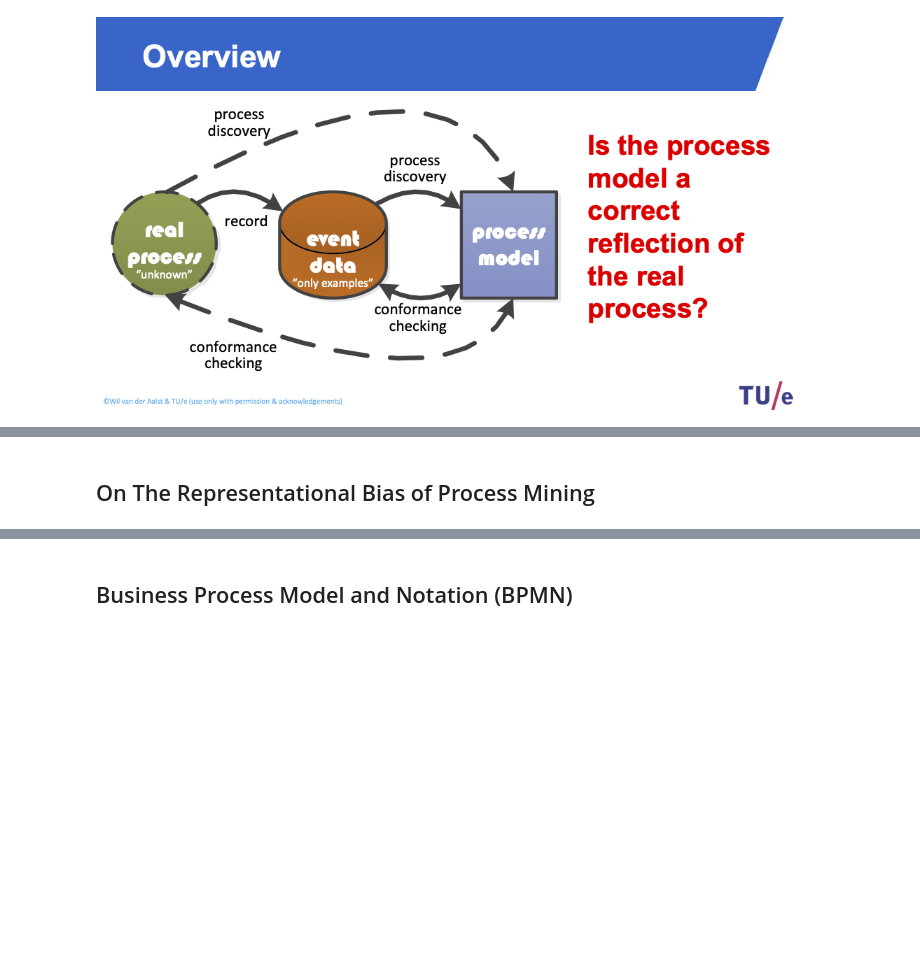
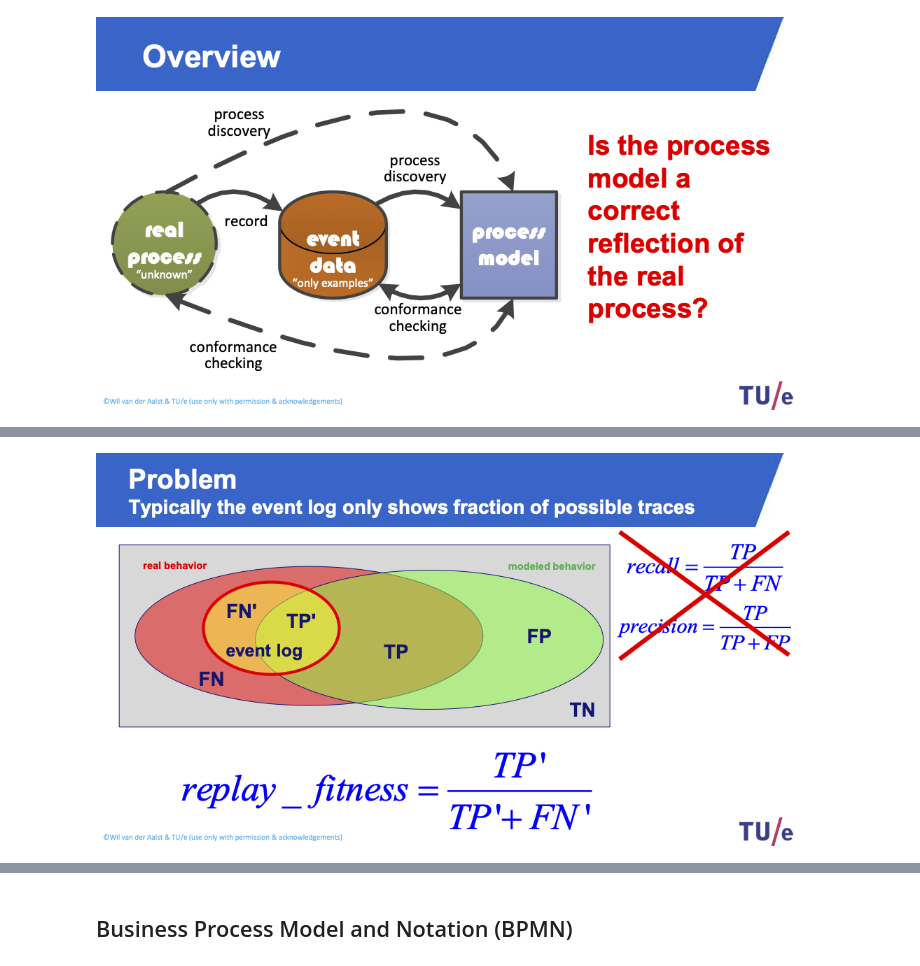
Before and after one commit to EMbeDS-education/ComputingDataAnalysisModeling20242025, a Jupyter notebook: PDAI/jupyter/jupyterNotebooks/M2PM_05DependencyGraphs_HeuristicMiner.ipynb, the cells around one changed output, grey strips where cells are left out. Cells and saved outputs as stored; diff of their text form; code cells hidden in the pictures; blank space fills up the shorter version.

```diff
--- a/PDAI/jupyter/jupyterNotebooks/M2PM_05DependencyGraphs_HeuristicMiner.ipynb
+++ b/PDAI/jupyter/jupyterNotebooks/M2PM_05DependencyGraphs_HeuristicMiner.ipynb
@@ -38,4 +40,4 @@ display(Image(pm_slides+'graphicalConfusionMetrics.png',width=700))
 # %%
-display(Image(pm_slides+'graphicalConfusionMetrics.png',width=700))
+display(Image(pm_slides+'graphicalConfusionMetricsIssue.png',width=700))
+# %% [output]
+[figure, added]
-# %% [markdown]
-## On The Representational Bias of Process Mining
```
Also changed, not shown: parts of 7 cells of this notebook, 1 other file.
